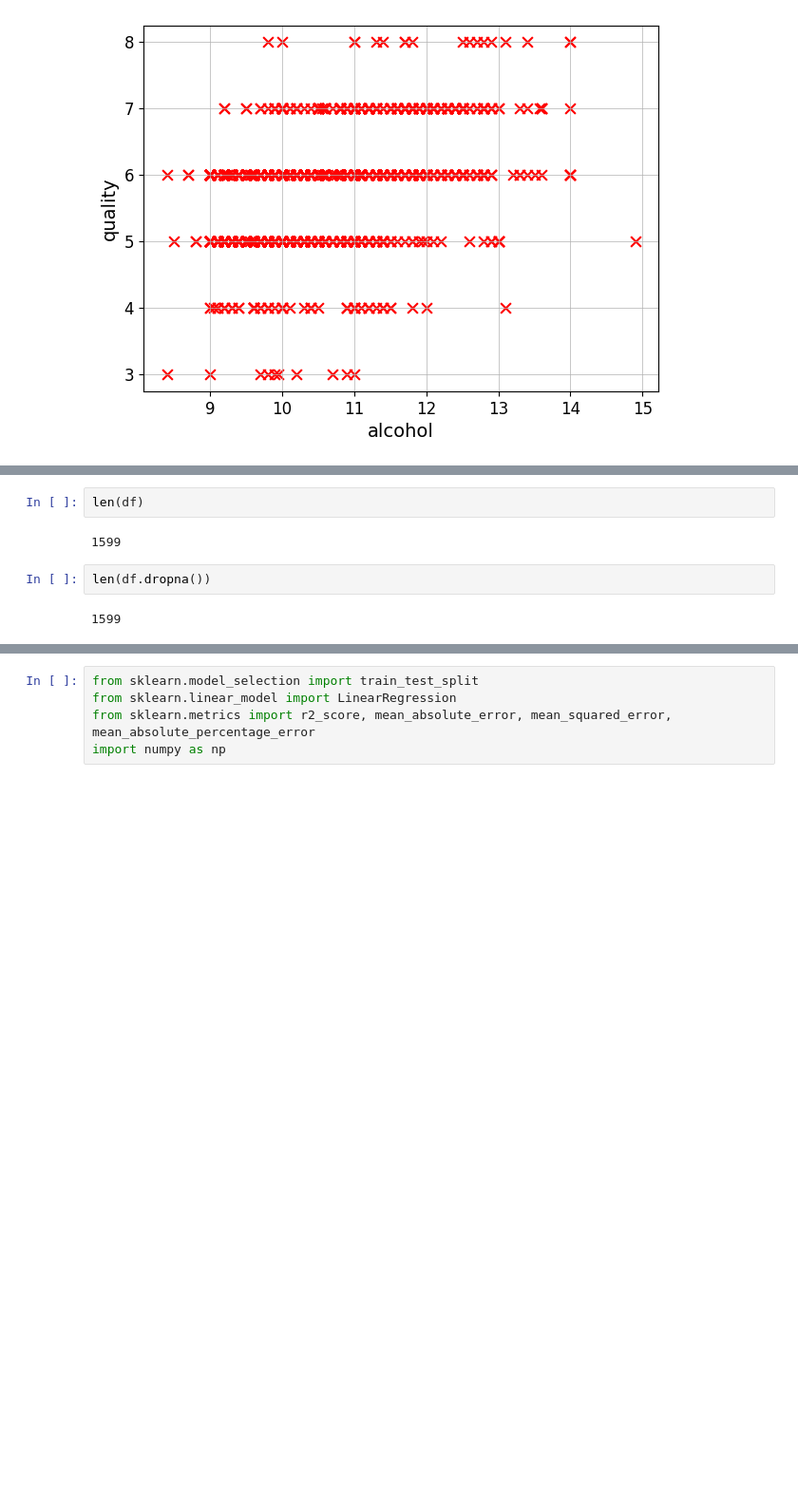
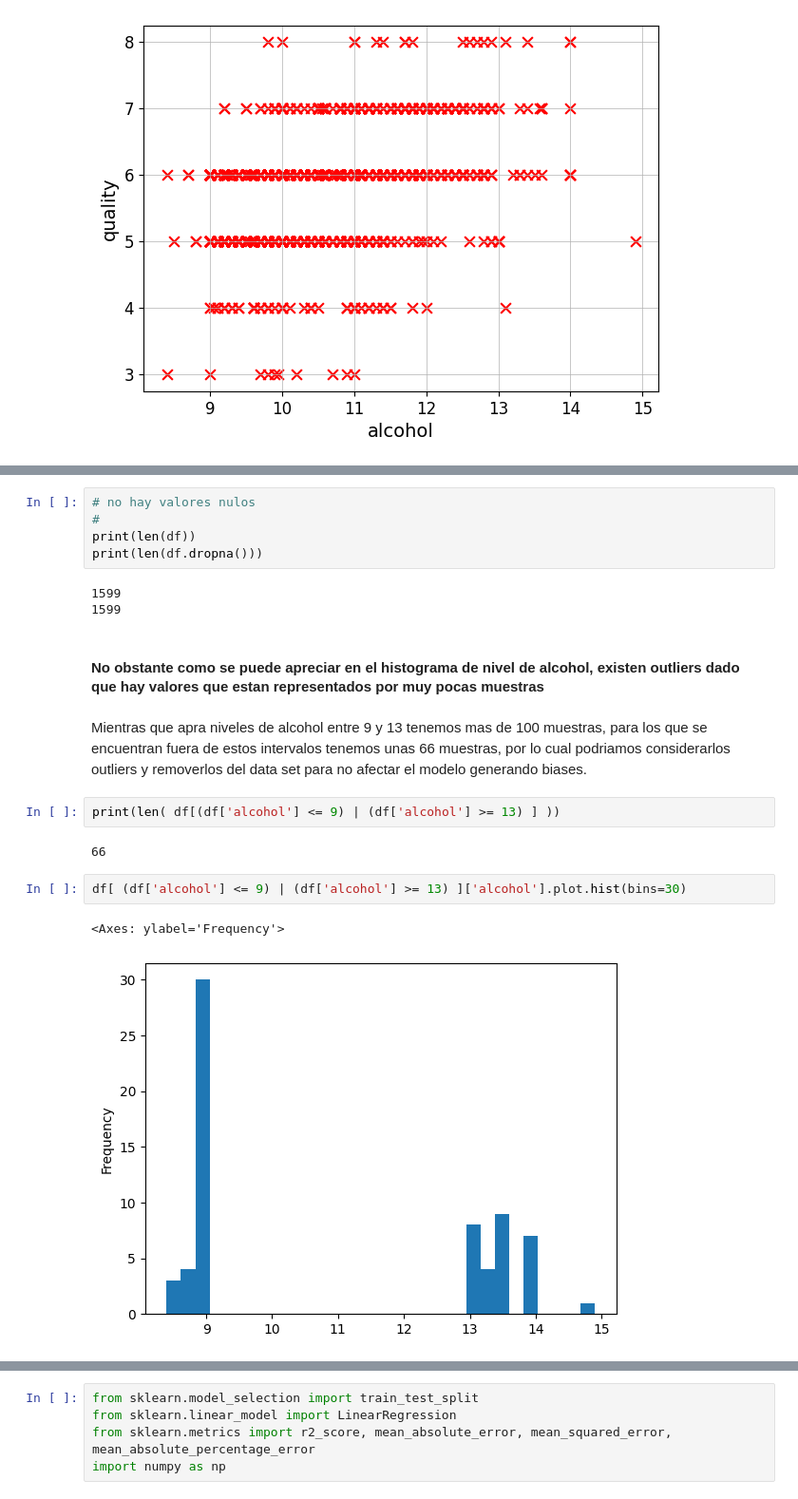
Before and after one commit to kronleuchter85/ceiot_machine_learning, a Jupyter notebook: clase2/enunciado_tp/TP1.ipynb, the cells around one changed output, grey strips where cells are left out. Shown at 95% size. Saved outputs shown, nothing was run; the diff lists cells and outputs as text; blank space fills up the shorter version.

Commit message:
terminando el modelo multiple

```diff
--- a/clase2/enunciado_tp/TP1.ipynb
+++ b/clase2/enunciado_tp/TP1.ipynb
@@ -187,8 +191,21 @@ plot_scatter(df, 'alcohol' , 'quality')
 # %%
-len(df)
+# no hay valores nulos
+#
+print(len(df))
+print(len(df.dropna()))
 # %% [output]
 1599
+1599
-# %%
-len(df.dropna())
-# %% [output]
-1599
+# %% [markdown]
+#### No obstante como se puede apreciar en el histograma de nivel de alcohol, existen outliers dado que hay valores que estan representados por muy pocas muestras
+# %% [markdown]
+Mientras que apra niveles de alcohol entre 9 y 13 tenemos mas de 100 muestras, para los que se encuentran fuera de estos intervalos tenemos unas 66 muestras, por lo cual podriamos considerarlos outliers y removerlos del data set para no afectar el modelo generando biases.
+# %%
+print(len( df[(df['alcohol'] <= 9) | (df['alcohol'] >= 13) ] ))
+# %% [output]
+66
+# %%
+df[ (df['alcohol'] <= 9) | (df['alcohol'] >= 13) ]['alcohol'].plot.hist(bins=30)
+# %% [output]
+<Axes: ylabel='Frequency'>
+[figure, added]
```
Also changed, not shown: parts of 48 cells of this notebook, 2 other files.
